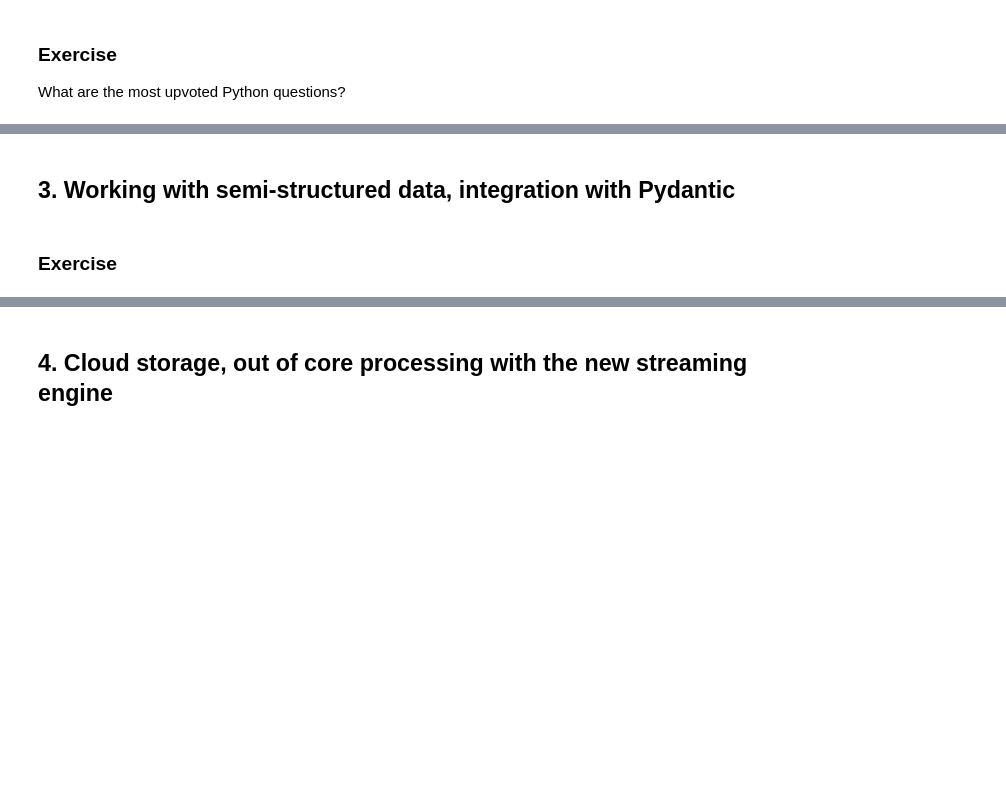
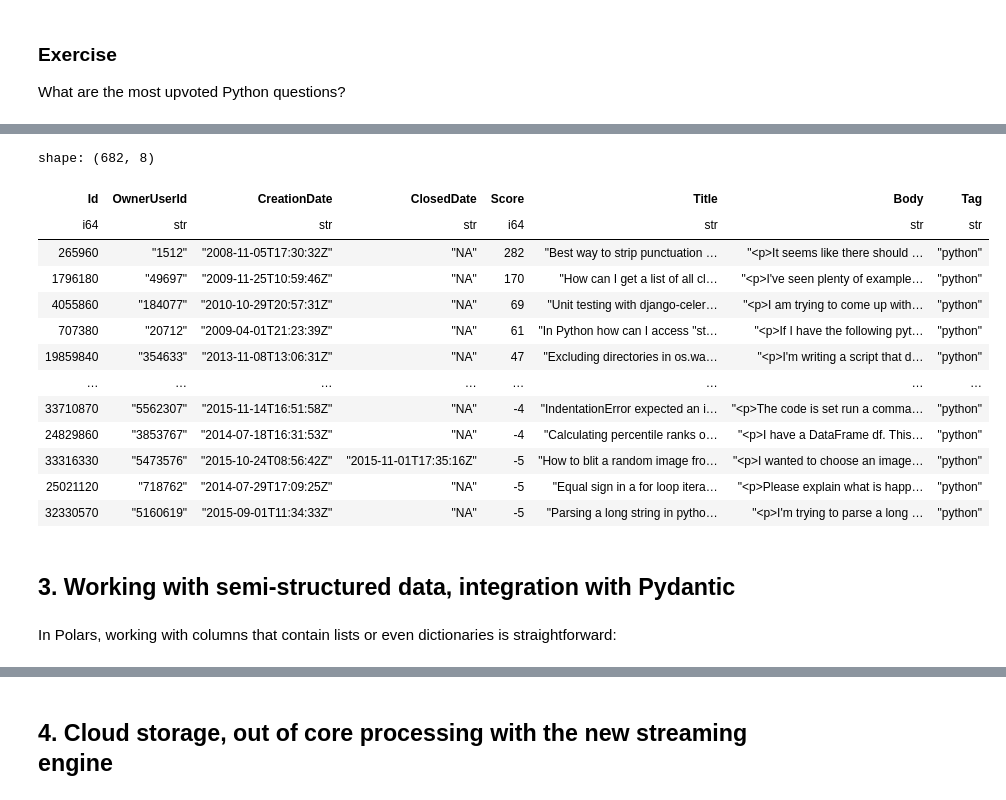
Before and after one commit to astrojuanlu/workshop-polars, a Jupyter notebook: 0_Intro to Polars.ipynb, the cells around one changed output, grey strips where cells are left out. Cells and saved outputs as stored; diff of their text form; code cells hidden in the pictures; blank space fills up the shorter version.

```diff
--- a/0_Intro to Polars.ipynb
+++ b/0_Intro to Polars.ipynb
@@ -178,4 +370,31 @@ What are the most upvoted Python questions?
+# %%
+(
+    df.join(
+        (
+            df_tags
+            .filter(pl.col("Tag").str.to_lowercase().str.contains("python"))
+            .unique(subset=["Id"])
+        ),
+        on="Id",
+        how="inner",
+    ).sort("Score", descending=True)
+)
+# %% [output]
+shape: (682, 8)
+| Id | OwnerUserId | CreationDate | ClosedDate | Score | Title | Body | Tag |
+| i64 | str | str | str | i64 | str | str | str |
+| 265960 | "1512" | "2008-11-05T17:30:32Z" | "NA" | 282 | "Best way to strip punctuation … | "<p>It seems like there should … | "python" |
+| 1796180 | "49697" | "2009-11-25T10:59:46Z" | "NA" | 170 | "How can I get a list of all cl… | "<p>I've seen plenty of example… | "python" |
+| 4055860 | "184077" | "2010-10-29T20:57:31Z" | "NA" | 69 | "Unit testing with django-celer… | "<p>I am trying to come up with… | "python" |
+| 707380 | "20712" | "2009-04-01T21:23:39Z" | "NA" | 61 | "In Python how can I access "st… | "<p>If I have the following pyt… | "python" |
+| 19859840 | "354633" | "2013-11-08T13:06:31Z" | "NA" | 47 | "Excluding directories in os.wa… | "<p>I'm writing a script that d… | "python" |
+| … | … | … | … | … | … | … | … |
+| 33710870 | "5562307" | "2015-11-14T16:51:58Z" | "NA" | -4 | "IndentationError expected an i… | "<p>The code is set run a comma… | "python" |
+| 24829860 | "3853767" | "2014-07-18T16:31:53Z" | "NA" | -4 | "Calculating percentile ranks o… | "<p>I have a DataFrame df. This… | "python" |
+| 33316330 | "5473576" | "2015-10-24T08:56:42Z" | "2015-11-01T17:35:16Z" | -5 | "How to blit a random image fro… | "<p>I wanted to choose an image… | "python" |
+| 25021120 | "718762" | "2014-07-29T17:09:25Z" | "NA" | -5 | "Equal sign in a for loop itera… | "<p>Please explain what is happ… | "python" |
+| 32330570 | "5160619" | "2015-09-01T11:34:33Z" | "NA" | -5 | "Parsing a long string in pytho… | "<p>I'm trying to parse a long … | "python" |
 # %% [markdown]
 ## 3. Working with semi-structured data, integration with Pydantic
-# %% [markdown]
-### Exercise
+# %% [markdown]
+In Polars, working with columns that contain lists or even dictionaries is straightforward:
```
Also changed, not shown: parts of 64 cells of this notebook, 2 other files.
